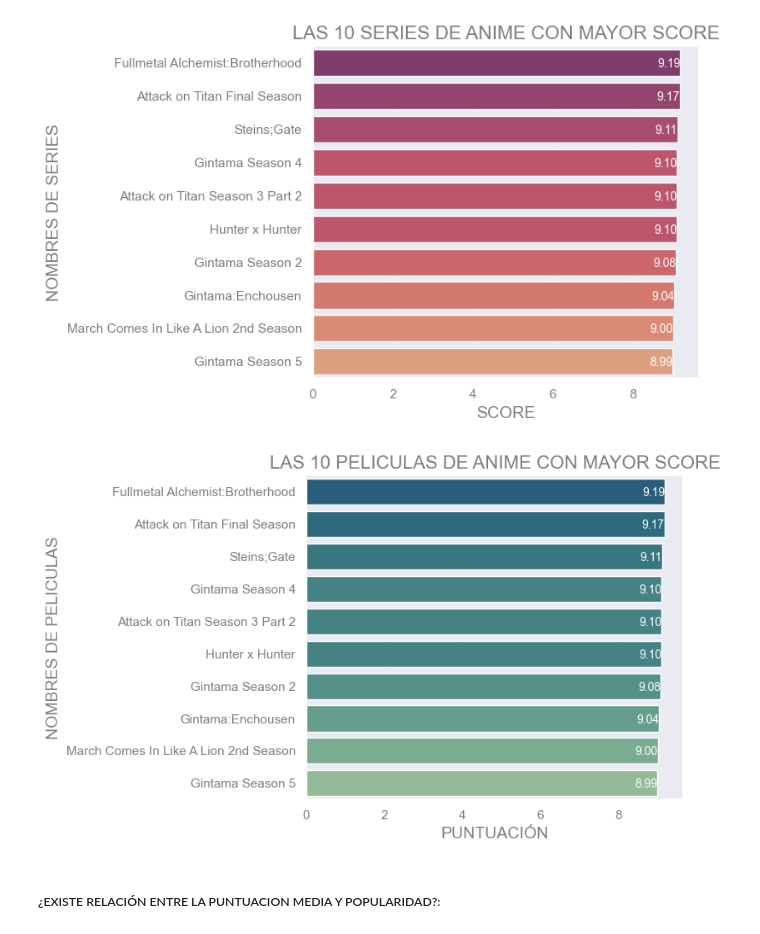
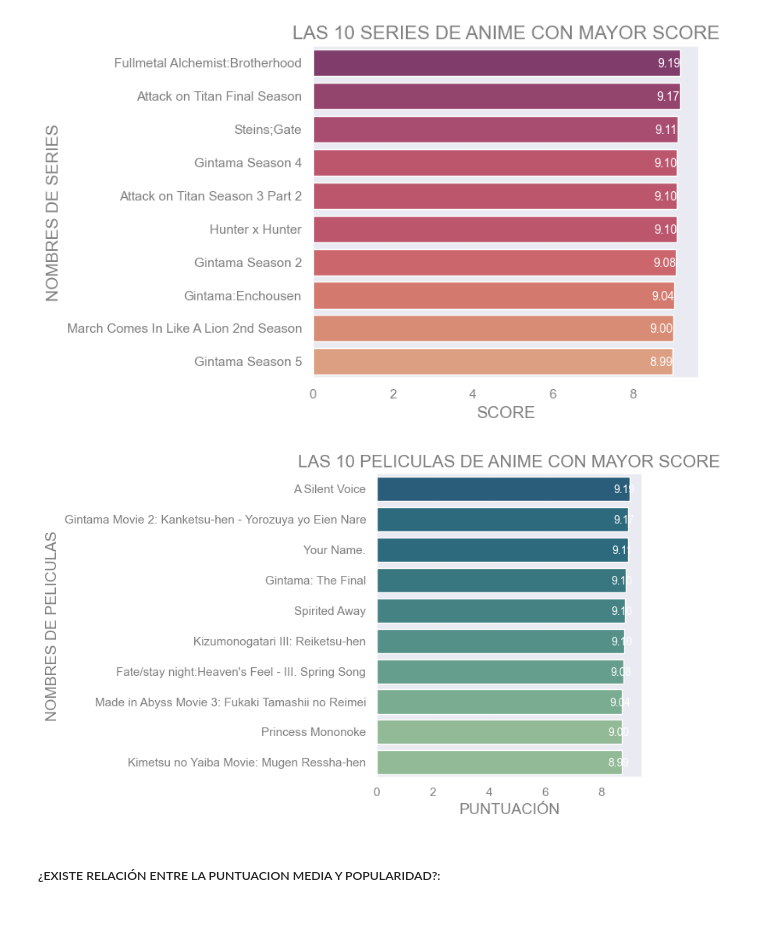
Before and after one commit to AmyGaarcia/EDA_ANIME, a Jupyter notebook: src/EDA/EDA_anime.ipynb, the cells around one changed output. Drawn from its saved outputs; the diff is of its cells as text; code cells hidden in the pictures.

```diff
--- a/src/EDA/EDA_anime.ipynb
+++ b/src/EDA/EDA_anime.ipynb
@@ -1250,26 +1250,26 @@ plt.show()
 # %%
 anime_mov = anime_EDA[anime_EDA["Type"] == "Movie"].sort_values(by="Score", ascending=False).head(10)
 
 custom_palette = sns.color_palette("crest", n_colors=len(anime_tv))
 
 plt.figure(figsize=(8, 5))
 sns.set_style("darkgrid")
-ax = sns.barplot(x="Score", y="English name", hue="Score", legend=None, data=anime_tv, palette=custom_palette)
+ax = sns.barplot(x="Score", y="English name", hue="Score", legend=None, data=anime_mov, palette=custom_palette)
 
 
 plt.title("LAS 10 PELICULAS DE ANIME CON MAYOR SCORE", color="Grey", fontsize=16)
 plt.xlabel("PUNTUACIÓN", color="Grey", fontsize=14)
 plt.ylabel("NOMBRES DE PELICULAS", color="Grey", fontsize=14)
 plt.tick_params(axis="x", colors="grey")
 plt.tick_params(axis="y", colors="grey")
 
 for index, value in enumerate(anime_tv["Score"]):
     ax.text(value, index, f"{value:.2f}",ha="right", va="center_baseline", color="white", fontsize=10)
 
 plt.tight_layout()
 plt.show()
 # %% [output]
-[figure, old version]
+[figure, new version]
 # %% [markdown]
 ##### ¿EXISTE RELACIÓN ENTRE LA PUNTUACION MEDIA Y POPULARIDAD?:
 # %%
```
Also changed, not shown: parts of 1 cell of this notebook.
